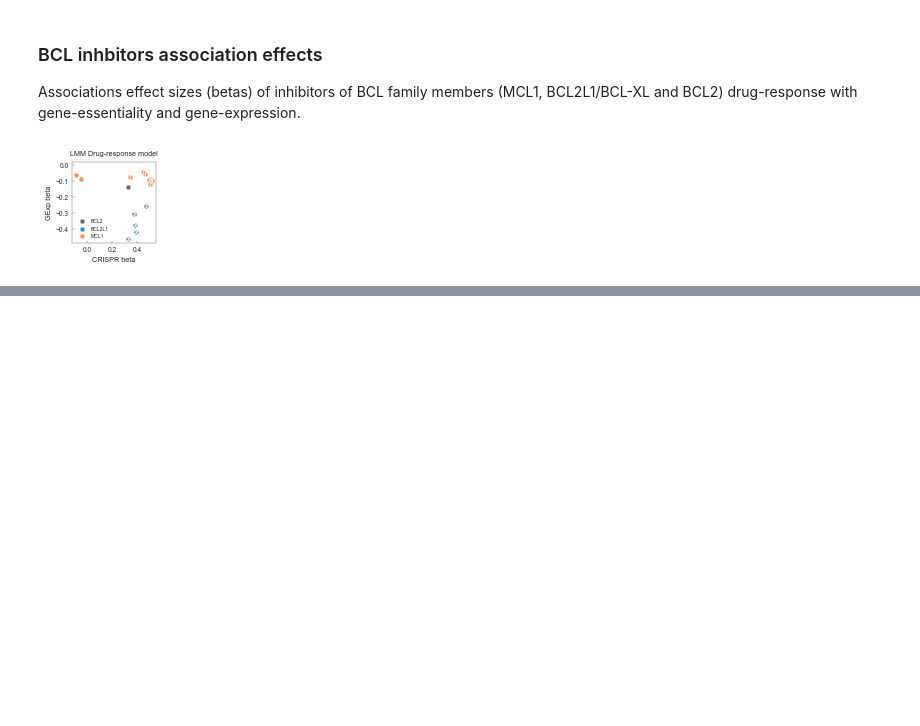
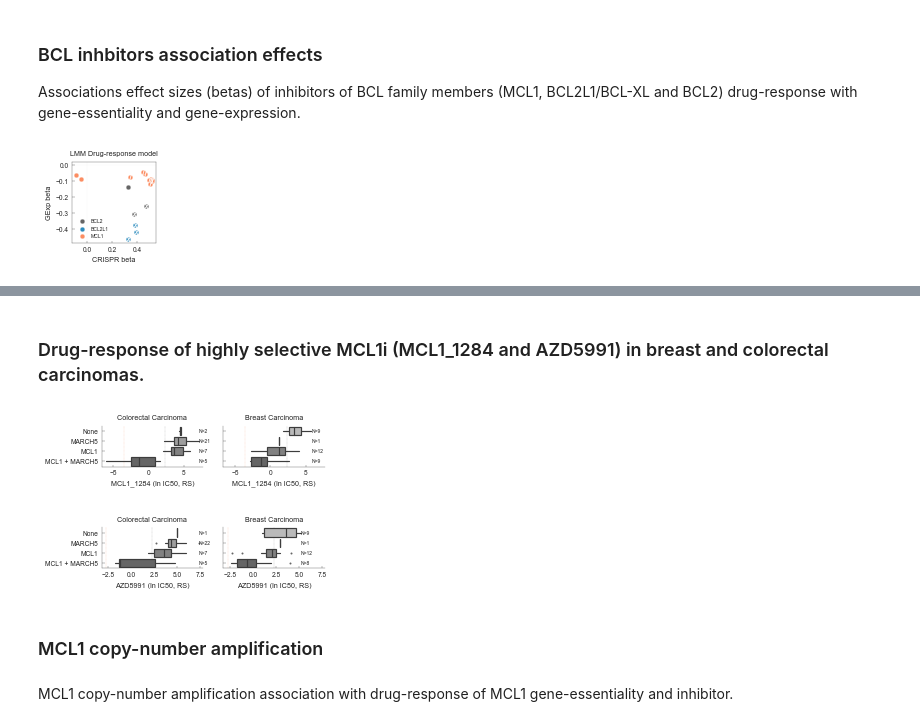
Before and after one commit to EmanuelGoncalves/dtrace, a Jupyter notebook: notebooks/4.TargetHit.ipynb, the cells around one changed output, grey strips where cells are left out. Saved outputs shown, nothing was run; the diff lists cells and outputs as text; code cells hidden in the pictures; blank space fills up the shorter version.

```diff
--- a/notebooks/4.TargetHit.ipynb
+++ b/notebooks/4.TargetHit.ipynb
@@ -210,4 +86,0 @@ assoc = lmm_drug[(lmm_drug["DRUG_NAME"] == d) & (lmm_drug["GeneSymbol"] == c)].i
-# %%
-drug = tuple(assoc[data.drespo_obj.DRUG_COLUMNS])
-# %%
-dmax = np.log(data.drespo_obj.maxconcentration[drug])
@@ -248,0 +178,58 @@ plt.close("all")
+# %% [markdown]
+### Drug-response of highly selective MCL1i (MCL1_1284 and AZD5991) in breast and colorectal carcinomas.
+# %%
+for drug in [(1956, "MCL1_1284", "RS"), (2235, "AZD5991", "RS")]:
+    plot_df = pd.concat(
+        [
+            assoc.drespo.loc[drug].rename("drug"),
+            hit.discretise_essentiality(genes, assoc).rename("essentiality"),
+            assoc.samplesheet.samplesheet.loc[assoc.samples, "cancer_type"],
+        ],
+        axis=1,
+        sort=False,
+    )
+    plot_df["ctype"] = plot_df["cancer_type"].apply(
+        lambda v: v if v in ctypes else "Other"
+    )
+
+    ctypes = ["Colorectal Carcinoma", "Breast Carcinoma"]
+
+    fig, axs = plt.subplots(1, len(ctypes), sharey="all", sharex="all")
+
+    for i, tissue in enumerate(ctypes):
+        df = plot_df.query(f"ctype == '{tissue}'")
+
+        g = DTracePlot().plot_multiple(
+            "drug", "essentiality", df, n_offset=1, n_fontsize=5, ax=axs[i]
+        )
+
+        sns.despine(ax=axs[i])
+
+        dmax = np.log(assoc.drespo_obj.maxconcentration[drug])
+        axs[i].axvline(
+            dmax, linewidth=0.3, color=DTracePlot.PAL_DTRACE[2], ls=":", zorder=0
+        )
+
+        daml = plot_df.query("cancer_type == 'Acute Myeloid Leukemia'")["drug"].mean()
+        axs[i].axvline(
+            daml, linewidth=0.3, color=DTracePlot.PAL_DTRACE[0], ls=":", zorder=0
+        )
+
+        axs[i].set_xlabel(f"{drug[1]} (ln IC50, {drug[2]})")
+        axs[i].set_ylabel("")
+
+        axs[i].set_title(tissue)
+
+    plt.gcf().set_size_inches(2 * len(ctypes), 0.75)
+    plt.savefig(
+        f"{rpath}/hit_drugresponse_boxplot_tissue_{drug[1]}.pdf",
+        bbox_inches="tight",
+        transparent=True,
+    )
+# %% [output]
+[figure, added]
+[figure, added]
+# %% [markdown]
+### MCL1 copy-number amplification
+# %% [markdown]
+MCL1 copy-number amplification association with drug-response of MCL1 gene-essentiality and inhibitor.
```
Also changed, not shown: parts of 33 cells of this notebook, 14 other files.
